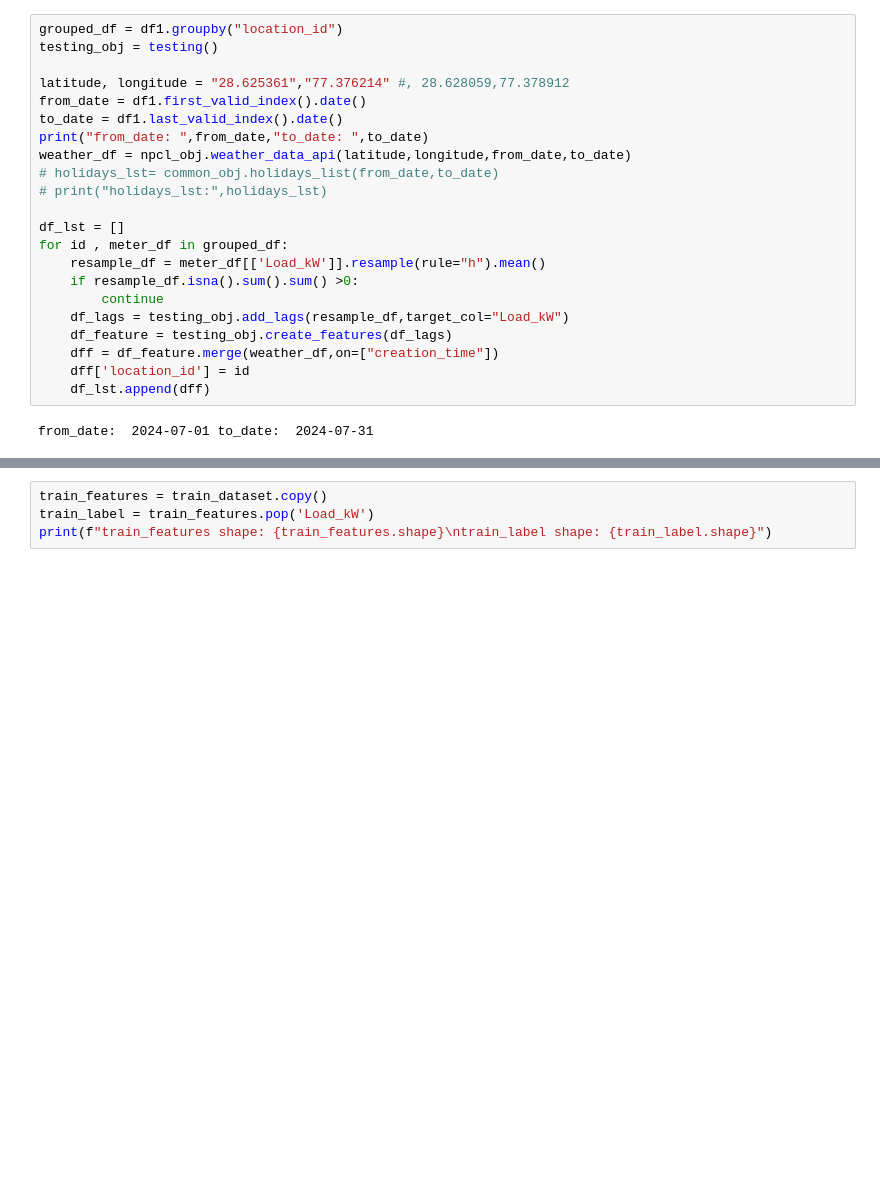
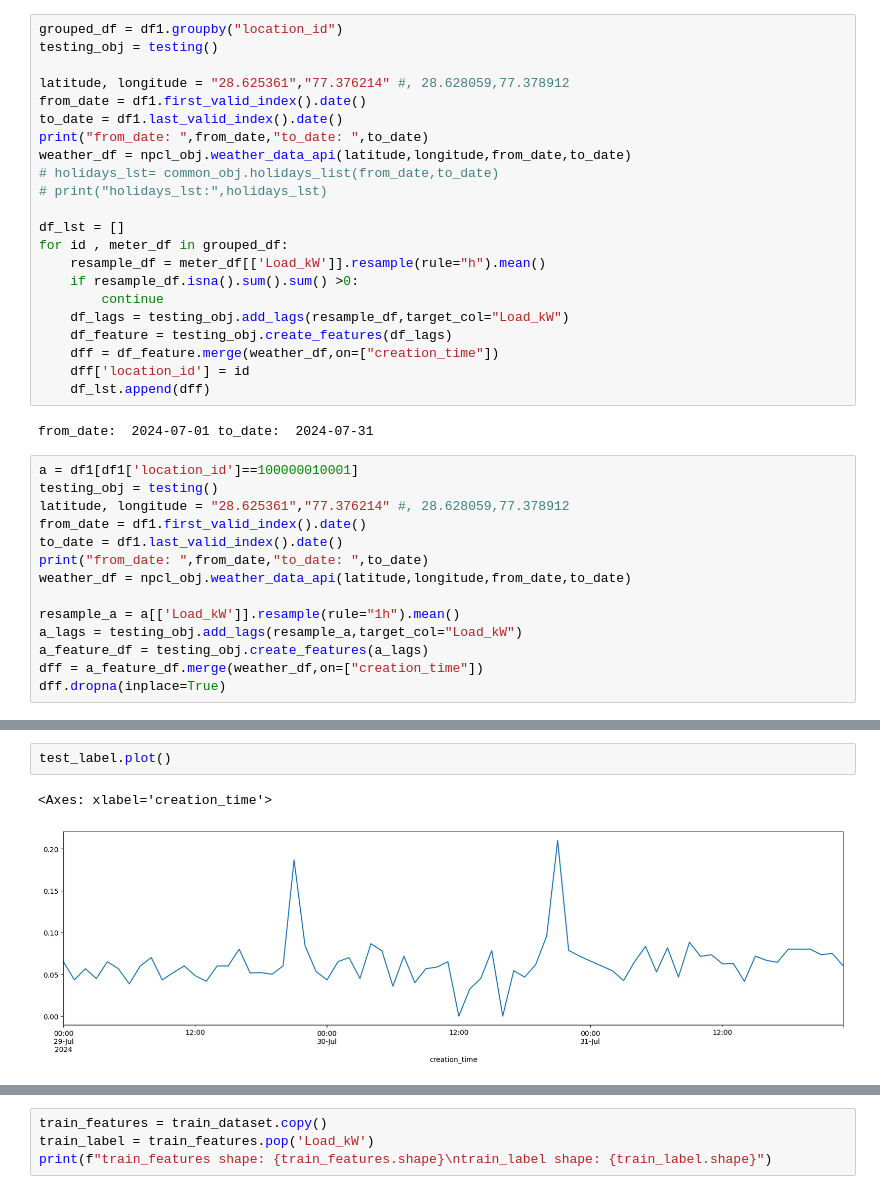
Before and after one commit to Harshvardhan1407/TensorFlow, a Jupyter notebook: test4.ipynb, the cells around one changed output, grey strips where cells are left out. Drawn from its saved outputs; the diff is of its cells as text; blank space fills up the shorter version.

```diff
--- a/test4.ipynb
+++ b/test4.ipynb
@@ -488,3 +490,17 @@ for id , meter_df in grouped_df:
     df_lst.append(dff)
 # %% [output]
 from_date:  2024-07-01 to_date:  2024-07-31
+# %%
+a = df1[df1['location_id']==100000010001]
+testing_obj = testing()
+latitude, longitude = "28.625361","77.376214" #, 28.628059,77.378912
+from_date = df1.first_valid_index().date()
+to_date = df1.last_valid_index().date()
+print("from_date: ",from_date,"to_date: ",to_date)
+weather_df = npcl_obj.weather_data_api(latitude,longitude,from_date,to_date)
+
+resample_a = a[['Load_kW']].resample(rule="1h").mean()
+a_lags = testing_obj.add_lags(resample_a,target_col="Load_kW")
+a_feature_df = testing_obj.create_features(a_lags)
+dff = a_feature_df.merge(weather_df,on=["creation_time"])
+dff.dropna(inplace=True)
@@ -490,0 +596,5 @@ from_date:  2024-07-01 to_date:  2024-07-31
+# %%
+test_label.plot()
+# %% [output]
+<Axes: xlabel='creation_time'>
+[figure, added]
```
Also changed, not shown: parts of 14 cells of this notebook.
